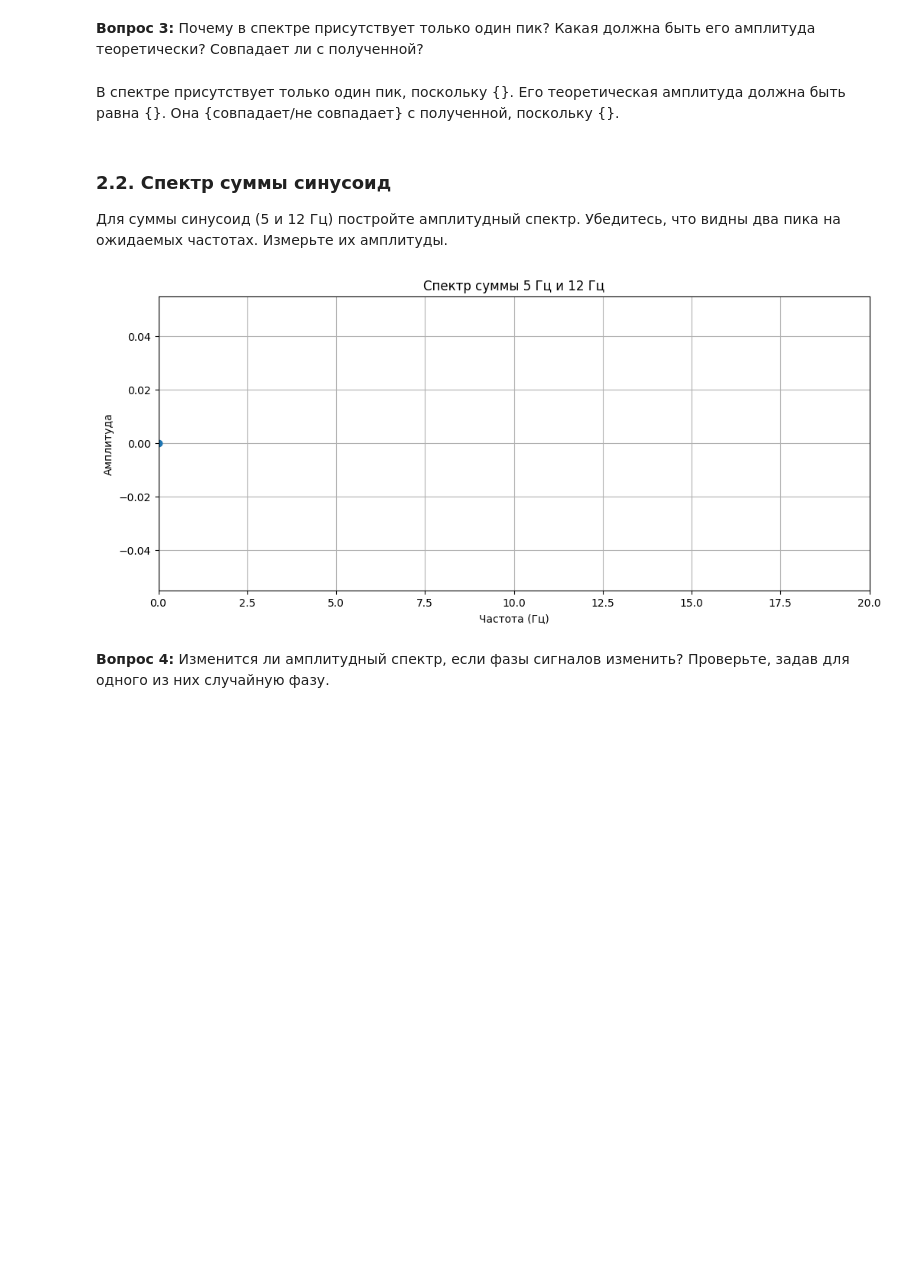
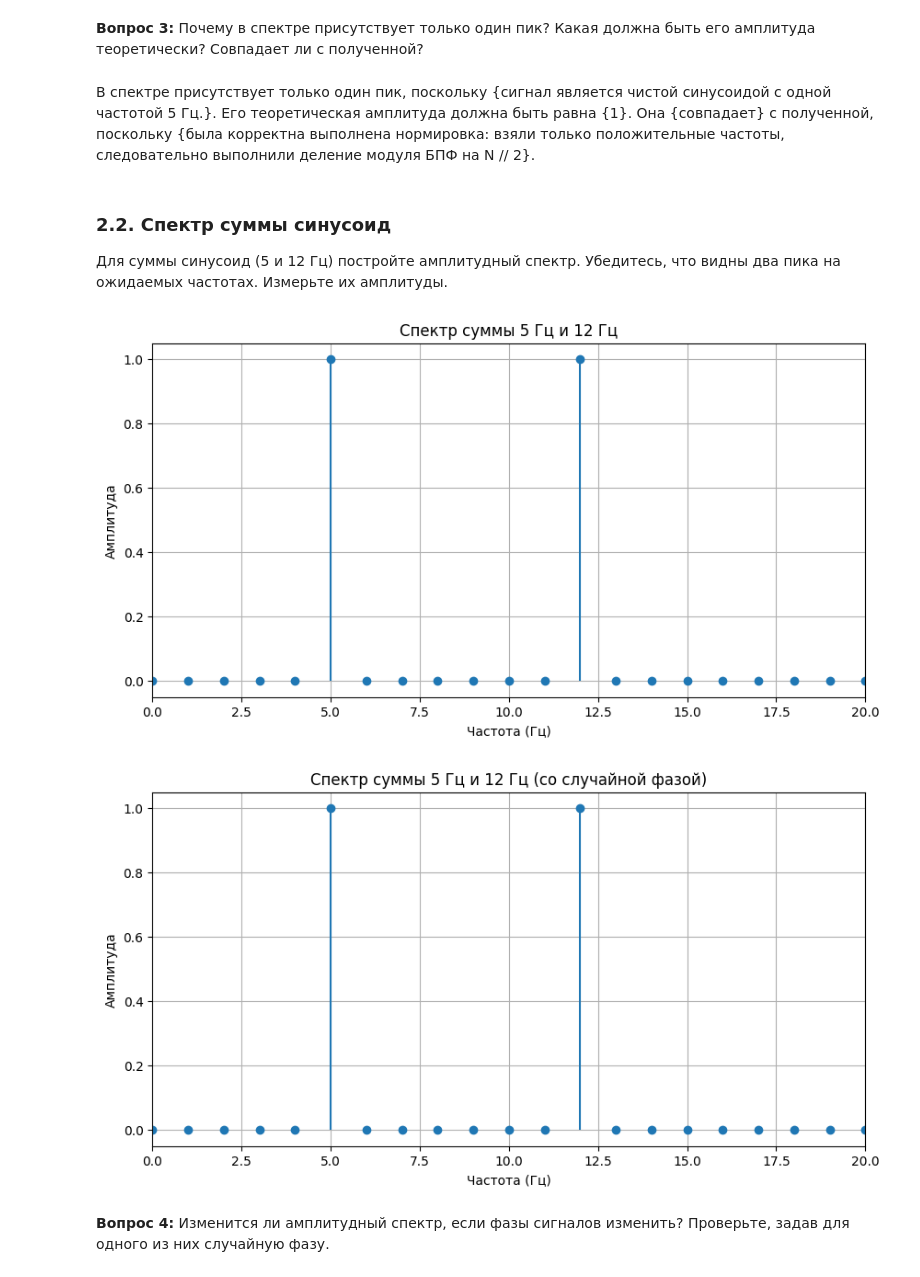
Before and after one commit to DariyaSavva/dsp-seminars, a Jupyter notebook: seminars/1.ipynb, the cells around one changed output. Drawn from its saved outputs; the diff is of its cells as text; code cells hidden in the pictures; blank space fills up the shorter version.

```diff
--- a/seminars/1.ipynb
+++ b/seminars/1.ipynb
@@ -177,25 +177,53 @@ plt.show()
 # %% [markdown]
 **Вопрос 3:** Почему в спектре присутствует только один пик? Какая должна быть его амплитуда теоретически? Совпадает ли с полученной?
 # %% [markdown]
-В спектре присутствует только один пик, поскольку {}. Его теоретическая амплитуда должна быть равна {}. Она {совпадает/не совпадает} с полученной, поскольку {}.
+В спектре присутствует только один пик, поскольку {сигнал является чистой синусоидой с одной частотой 5 Гц.}. Его теоретическая амплитуда должна быть равна {1}. Она {совпадает} с полученной, поскольку {была корректна выполнена нормировка: взяли только положительные частоты, следовательно выполнили деление модуля БПФ на N // 2}.
 # %% [markdown]
 ### 2.2. Спектр суммы синусоид
 
 Для суммы синусоид (5 и 12 Гц) постройте амплитудный спектр. Убедитесь, что видны два пика на ожидаемых частотах. Измерьте их амплитуды.
 # %%
-X_sum = []
-X_sum_mag = []
+X_sum = np.fft.fft(sum_sin)
+X_sum_mag = np.fft.fftfreq(N, d=1/fs)
+X_mag = np.abs(X_sum[:half]) / half
 
-plt.figure()
-plt.stem([0,], [0,], basefmt=" ")
+plt.figure(figsize=(10, 5))
+plt.stem(freq_pos, X_mag, basefmt=" ")
 plt.title('Спектр суммы 5 Гц и 12 Гц')
 plt.xlabel('Частота (Гц)')
 plt.ylabel('Амплитуда')
 plt.xlim(0, 20)
 plt.grid(True)
 plt.show()
+
+# задаём фазы
+phi1 = 0
+phi2 = np.random.uniform(0, 2*np.pi)  # случайная фаза
+
+# синусоиды с фазами
+sin5_phase = A1 * np.sin(2 * np.pi * f1 * t + phi1)
+sin12_phase = A2 * np.sin(2 * np.pi * f2 * t + phi2)
+
+# сумма сигналов
+sum_sin_phase = sin5_phase + sin12_phase
+
+# БПФ
+X_sum = np.fft.fft(sum_sin_phase)
+
+half = N // 2
+X_mag = np.abs(X_sum[:half]) / half
+
+plt.figure(figsize=(10,5))
+plt.stem(freq_pos, X_mag, basefmt=" ")
+plt.title('Спектр суммы 5 Гц и 12 Гц (со случайной фазой)')
+plt.xlabel('Частота (Гц)')
+plt.ylabel('Амплитуда')
+plt.xlim(0,20)
+plt.grid(True)
+plt.show()
 # %% [output]
-[figure, old version]
+[figure, new version]
+[figure, added]
 # %% [markdown]
 **Вопрос 4:** Изменится ли амплитудный спектр, если фазы сигналов изменить? Проверьте, задав для одного из них случайную фазу.
 # %% [markdown]
```
Also changed, not shown: parts of 8 cells of this notebook.
